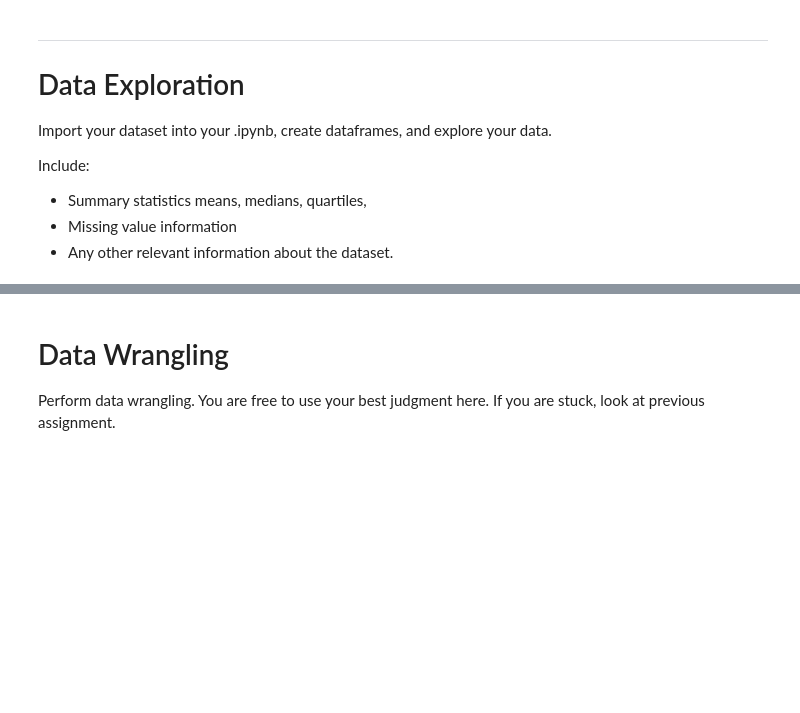
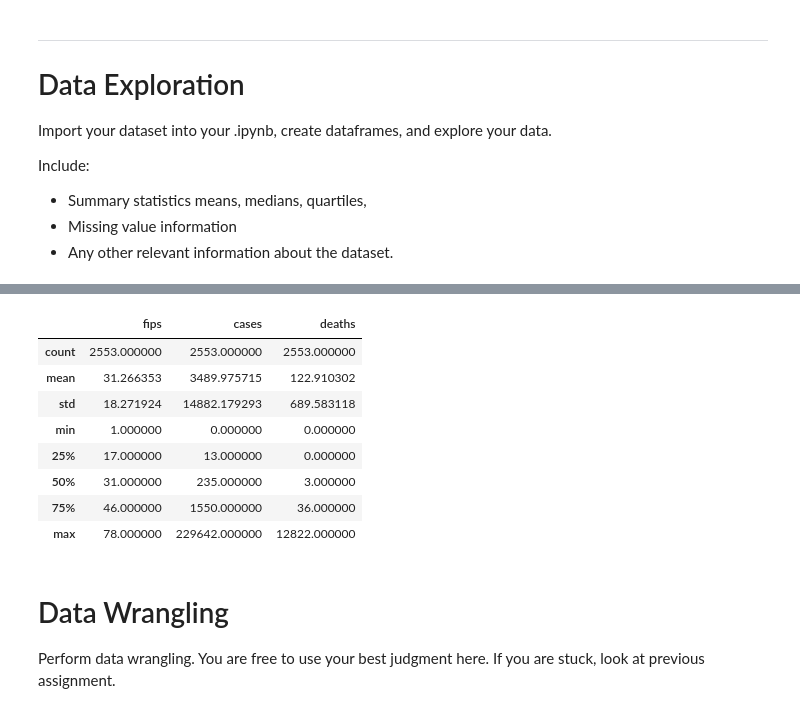
Before and after one commit to kglan/MSDS, a Jupyter notebook: DATA602/Matplotlib vs Seaborn/08_assignmentKeenoGlanville.ipynb, the cells around one changed output, grey strips where cells are left out. Cells and saved outputs as stored; diff of their text form; code cells hidden in the pictures; blank space fills up the shorter version.

```diff
--- a/DATA602/Matplotlib vs Seaborn/08_assignmentKeenoGlanville.ipynb
+++ b/DATA602/Matplotlib vs Seaborn/08_assignmentKeenoGlanville.ipynb
@@ -50,3 +103,15 @@ Include:
+# %%
+df.describe()
+# %% [output]
+|  | fips | cases | deaths |
+| count | 2553.000000 | 2553.000000 | 2553.000000 |
+| mean | 31.266353 | 3489.975715 | 122.910302 |
+| std | 18.271924 | 14882.179293 | 689.583118 |
+| min | 1.000000 | 0.000000 | 0.000000 |
+| 25% | 17.000000 | 13.000000 | 0.000000 |
+| 50% | 31.000000 | 235.000000 | 3.000000 |
+| 75% | 46.000000 | 1550.000000 | 36.000000 |
+| max | 78.000000 | 229642.000000 | 12822.000000 |
 # %% [markdown]
 # Data Wrangling
 
```
Also changed, not shown: parts of 8 cells of this notebook.
